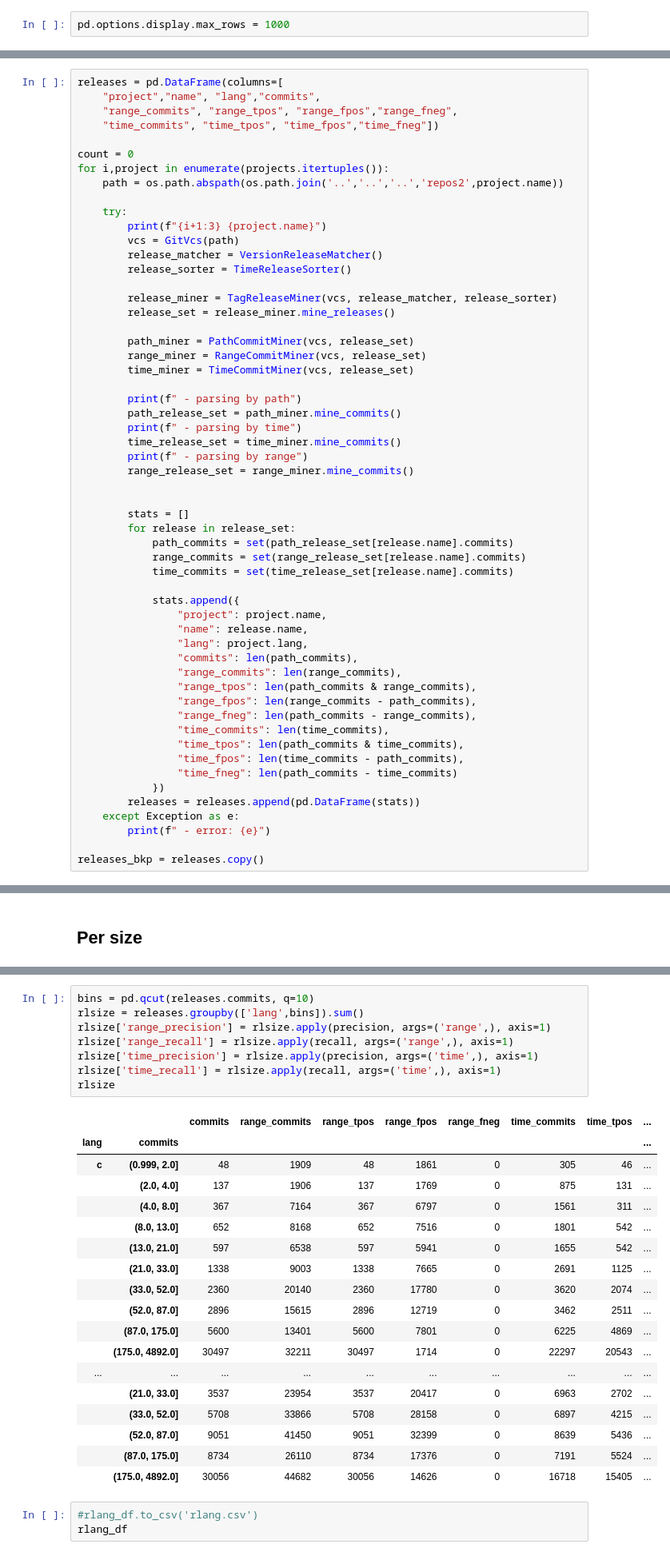
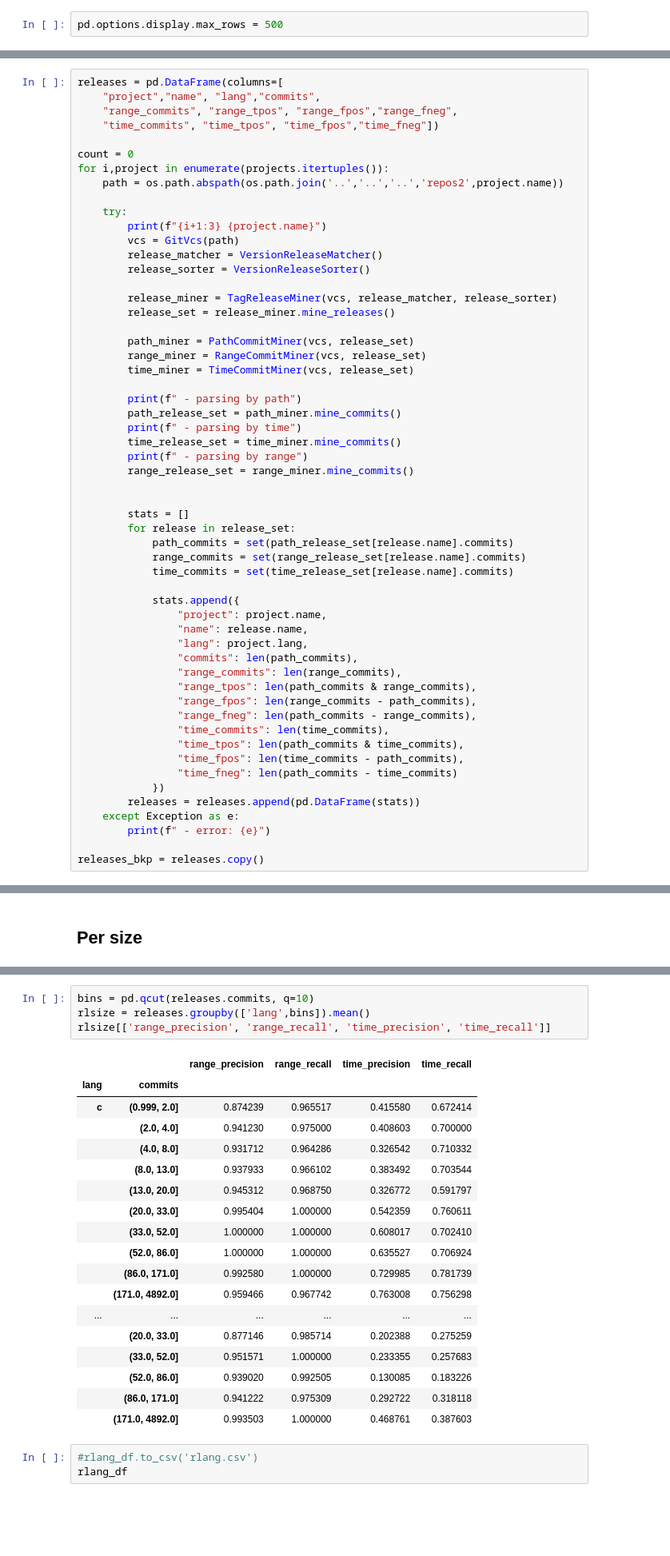
Before and after one commit to gems-uff/release-mining, a Jupyter notebook: 01-rq3_mining.ipynb, the cells around one changed output, grey strips where cells are left out. Shown at 80% size. Cells and saved outputs as stored; diff of their text form; blank space fills up the shorter version.

```diff
--- a/01-rq3_mining.ipynb
+++ b/01-rq3_mining.ipynb
@@ -3,7 +3,7 @@ import pandas as pd
 import numpy as np
 import matplotlib.pyplot as plt
 # %%
-pd.options.display.max_rows = 1000
+pd.options.display.max_rows = 500
 # %%
 import os
 import sys
@@ -31,7 +31,7 @@ for i,project in enumerate(projects.itertuples()):
         print(f"{i+1:3} {project.name}")
         vcs = GitVcs(path)
         release_matcher = VersionReleaseMatcher()
-        release_sorter = TimeReleaseSorter()
+        release_sorter = VersionReleaseSorter()
 
         release_miner = TagReleaseMiner(vcs, release_matcher, release_sorter)
         release_set = release_miner.mine_releases()
@@ -332,30 +454,26 @@ rsize
 # %%
 bins = pd.qcut(releases.commits, q=10)
-rlsize = releases.groupby(['lang',bins]).sum()
-rlsize['range_precision'] = rlsize.apply(precision, args=('range',), axis=1)
-rlsize['range_recall'] = rlsize.apply(recall, args=('range',), axis=1)
-rlsize['time_precision'] = rlsize.apply(precision, args=('time',), axis=1)
-rlsize['time_recall'] = rlsize.apply(recall, args=('time',), axis=1)
-rlsize
+rlsize = releases.groupby(['lang',bins]).mean()
+rlsize[['range_precision', 'range_recall', 'time_precision', 'time_recall']]
 # %% [output]
-|  |  | commits | range_commits | range_tpos | range_fpos | range_fneg | time_commits | time_tpos | ... |
-| lang | commits |  |  |  |  |  |  |  | ... |
-| c | (0.999, 2.0] | 48 | 1909 | 48 | 1861 | 0 | 305 | 46 | ... |
-|  | (2.0, 4.0] | 137 | 1906 | 137 | 1769 | 0 | 875 | 131 | ... |
-|  | (4.0, 8.0] | 367 | 7164 | 367 | 6797 | 0 | 1561 | 311 | ... |
-|  | (8.0, 13.0] | 652 | 8168 | 652 | 7516 | 0 | 1801 | 542 | ... |
-|  | (13.0, 21.0] | 597 | 6538 | 597 | 5941 | 0 | 1655 | 542 | ... |
-|  | (21.0, 33.0] | 1338 | 9003 | 1338 | 7665 | 0 | 2691 | 1125 | ... |
-|  | (33.0, 52.0] | 2360 | 20140 | 2360 | 17780 | 0 | 3620 | 2074 | ... |
-|  | (52.0, 87.0] | 2896 | 15615 | 2896 | 12719 | 0 | 3462 | 2511 | ... |
-|  | (87.0, 175.0] | 5600 | 13401 | 5600 | 7801 | 0 | 6225 | 4869 | ... |
-|  | (175.0, 4892.0] | 30497 | 32211 | 30497 | 1714 | 0 | 22297 | 20543 | ... |
-| ... | ... | ... | ... | ... | ... | ... | ... | ... | ... |
-|  | (21.0, 33.0] | 3537 | 23954 | 3537 | 20417 | 0 | 6963 | 2702 | ... |
-|  | (33.0, 52.0] | 5708 | 33866 | 5708 | 28158 | 0 | 6897 | 4215 | ... |
-|  | (52.0, 87.0] | 9051 | 41450 | 9051 | 32399 | 0 | 8639 | 5436 | ... |
-|  | (87.0, 175.0] | 8734 | 26110 | 8734 | 17376 | 0 | 7191 | 5524 | ... |
-|  | (175.0, 4892.0] | 30056 | 44682 | 30056 | 14626 | 0 | 16718 | 15405 | ... |
+|  |  | range_precision | range_recall | time_precision | time_recall |
+| lang | commits |  |  |  |  |
+| c | (0.999, 2.0] | 0.874239 | 0.965517 | 0.415580 | 0.672414 |
+|  | (2.0, 4.0] | 0.941230 | 0.975000 | 0.408603 | 0.700000 |
+|  | (4.0, 8.0] | 0.931712 | 0.964286 | 0.326542 | 0.710332 |
+|  | (8.0, 13.0] | 0.937933 | 0.966102 | 0.383492 | 0.703544 |
+|  | (13.0, 20.0] | 0.945312 | 0.968750 | 0.326772 | 0.591797 |
+|  | (20.0, 33.0] | 0.995404 | 1.000000 | 0.542359 | 0.760611 |
+|  | (33.0, 52.0] | 1.000000 | 1.000000 | 0.608017 | 0.702410 |
+|  | (52.0, 86.0] | 1.000000 | 1.000000 | 0.635527 | 0.706924 |
+|  | (86.0, 171.0] | 0.992580 | 1.000000 | 0.729985 | 0.781739 |
+|  | (171.0, 4892.0] | 0.959466 | 0.967742 | 0.763008 | 0.756298 |
+| ... | ... | ... | ... | ... | ... |
+|  | (20.0, 33.0] | 0.877146 | 0.985714 | 0.202388 | 0.275259 |
+|  | (33.0, 52.0] | 0.951571 | 1.000000 | 0.233355 | 0.257683 |
+|  | (52.0, 86.0] | 0.939020 | 0.992505 | 0.130085 | 0.183226 |
+|  | (86.0, 171.0] | 0.941222 | 0.975309 | 0.292722 | 0.318118 |
+|  | (171.0, 4892.0] | 0.993503 | 1.000000 | 0.468761 | 0.387603 |
 # %%
 #rlang_df.to_csv('rlang.csv')
 rlang_df
```
Also changed, not shown: parts of 23 cells of this notebook.
